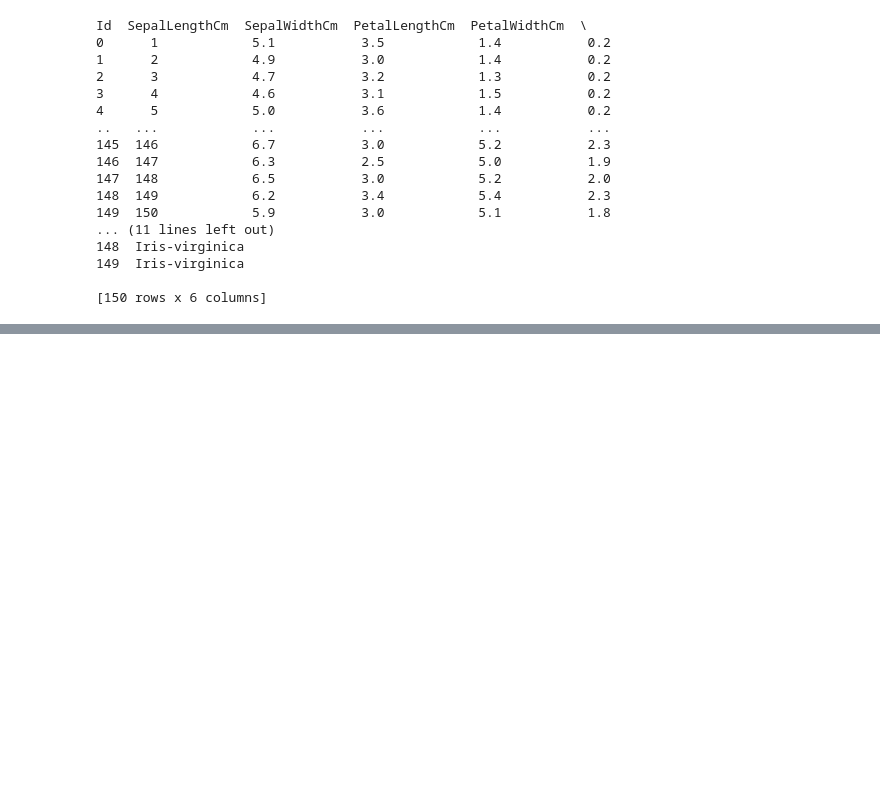
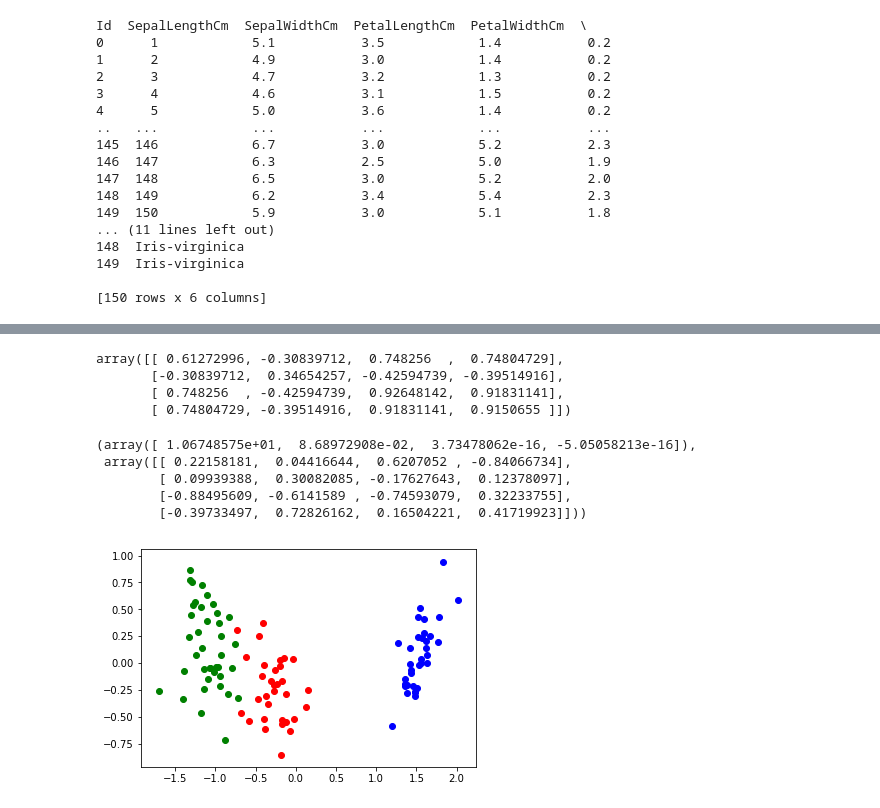
Before and after one commit to EcustBoy/machine-learning-note, a Jupyter notebook: supervised-learning/LDA/LDA.ipynb, the cells around one changed output, grey strips where cells are left out. Cells and saved outputs as stored; diff of their text form; code cells hidden in the pictures; blank space fills up the shorter version.

```diff
--- a/supervised-learning/LDA/LDA.ipynb
+++ b/supervised-learning/LDA/LDA.ipynb
@@ -58,0 +97,39 @@ array([[1, 2, 3],
+# %%
+#计算类间散布矩阵
+S_b=np.zeros([4,4])
+mean_all=sum(mean.T).reshape(-1,1)
+for i in range(3):
+    S_b=S_b+(mean[:,i].reshape(-1,1)-mean_all).dot((mean[:,i].reshape(-1,1)-mean_all).reshape(1,-1))
+S_b=S_b/3
+S_b
+# %% [output]
+array([[ 0.61272996, -0.30839712,  0.748256  ,  0.74804729],
+       [-0.30839712,  0.34654257, -0.42594739, -0.39514916],
+       [ 0.748256  , -0.42594739,  0.92648142,  0.91831141],
+       [ 0.74804729, -0.39514916,  0.91831141,  0.9150655 ]])
+# %%
+S=np.linalg.inv(S_w).dot(S_b)
+eig,vec=np.linalg.eig(S)
+eig,vec
+# %% [output]
+(array([ 1.06748575e+01,  8.68972908e-02,  3.73478062e-16, -5.05058213e-16]),
+ array([[ 0.22158181,  0.04416644,  0.6207052 , -0.84066734],
+        [ 0.09939388,  0.30082085, -0.17627643,  0.12378097],
+        [-0.88495609, -0.6141589 , -0.74593079,  0.32233755],
+        [-0.39733497,  0.72826162,  0.16504221,  0.41719923]]))
+# %%
+p1=vec[:,0]
+p2=vec[:,1]
+P=np.c_[p1,p2].T
+z_train=P.dot(x_train_std.T).T
+fig=plt.figure();
+ax=fig.add_subplot(111)
+for i in range(len(label_train)):
+    if(label_train[i]==1):
+        ax.scatter(z_train[i,0],z_train[i,1],c='b')
+    if(label_train[i]==2):
+        ax.scatter(z_train[i,0],z_train[i,1],c='r')
+    if(label_train[i]==3):
+        ax.scatter(z_train[i,0],z_train[i,1],c='g')
+# %% [output]
+[figure, added]
```
Also changed, not shown: parts of 7 cells of this notebook.
